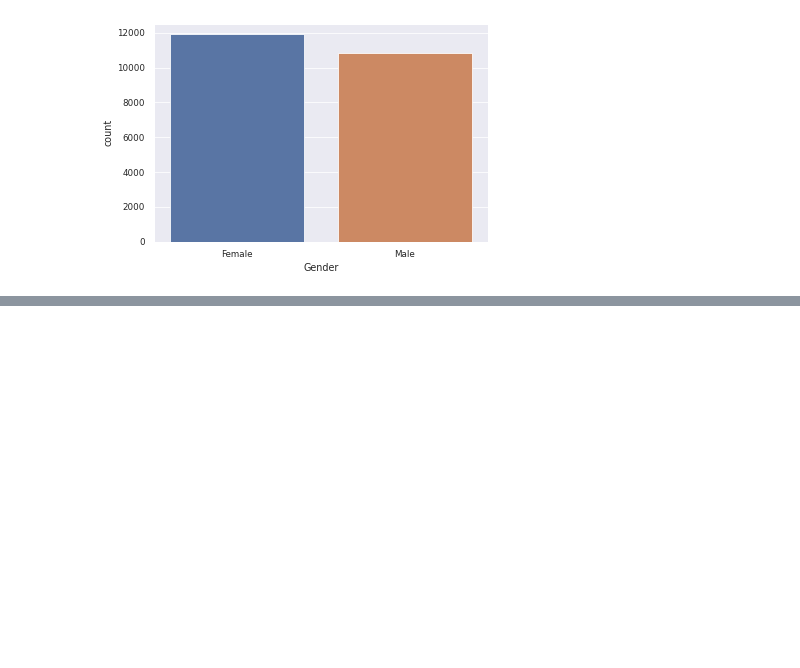
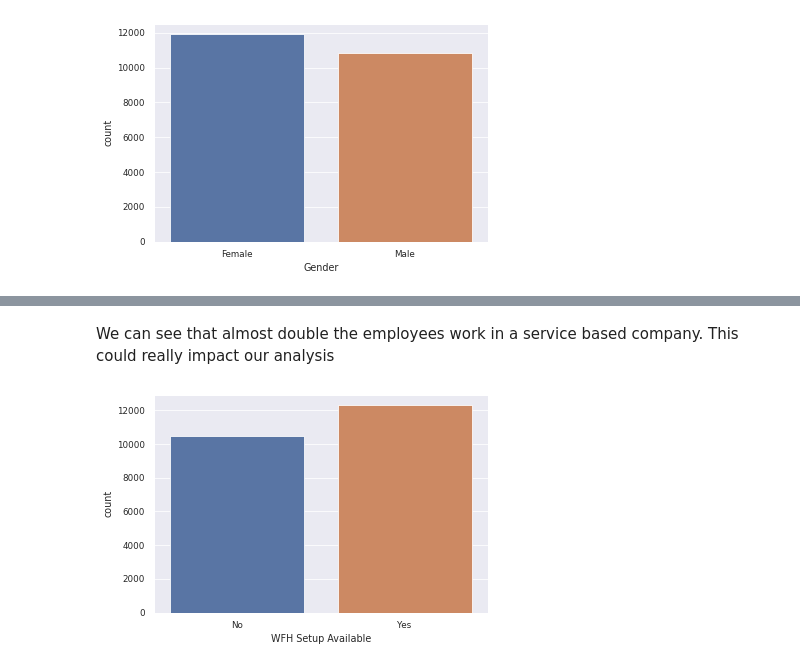
Before and after one commit to AMMLRepos/predict-mental-burnout-of-employeesu, a Jupyter notebook: Analyzing_and_predicting_employee_burnout_during_pandemic.ipynb, the cells around one changed output, grey strips where cells are left out. Saved outputs shown, nothing was run; the diff lists cells and outputs as text; code cells hidden in the pictures; blank space fills up the shorter version.

```diff
--- a/Analyzing_and_predicting_employee_burnout_during_pandemic.ipynb
+++ b/Analyzing_and_predicting_employee_burnout_during_pandemic.ipynb
@@ -165,0 +170,6 @@ sns.countplot(x = "Gender", data = raw_employee_df);
+# %% [markdown]
+We can see that almost double the employees work in a service based company. This could really impact our analysis
+# %%
+sns.countplot(x = "WFH Setup Available", data = raw_employee_df);
+# %% [output]
+[figure, added]
```
Also changed, not shown: parts of 13 cells of this notebook.
